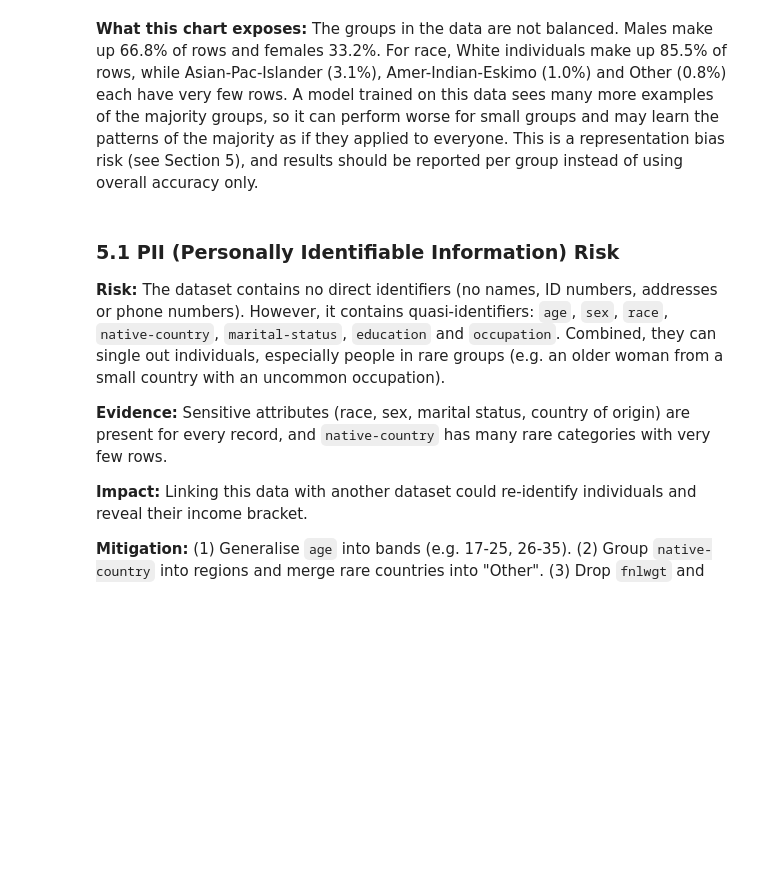
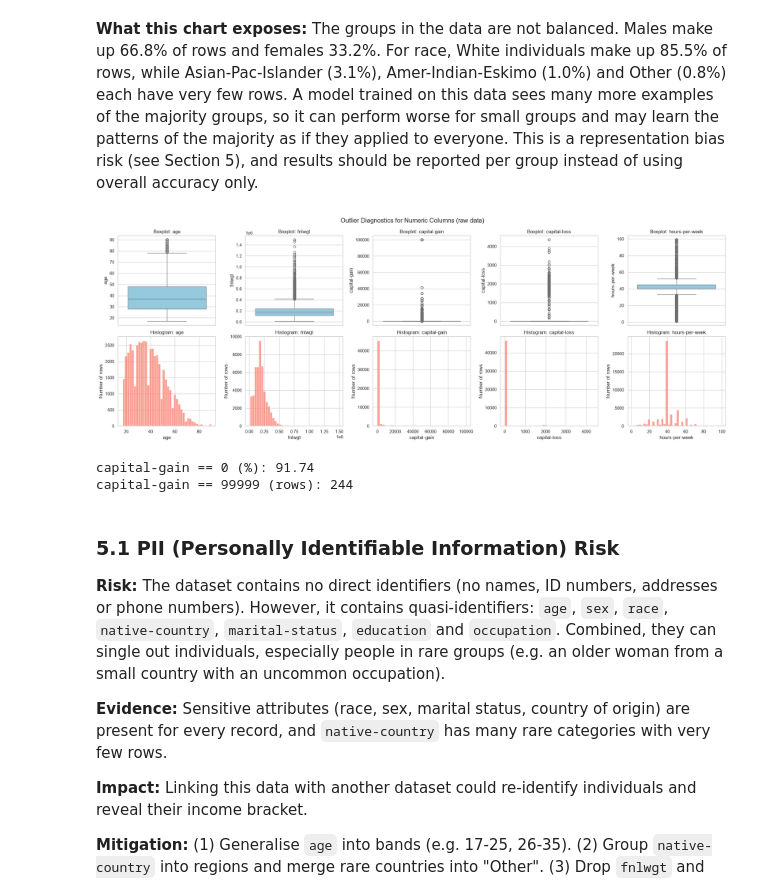
Before and after one commit to a209604-source/adult-census-profiling, a Jupyter notebook: adult_data_profiling.ipynb, the cells around one changed output. Drawn from its saved outputs; the diff is of its cells as text; code cells hidden in the pictures; blank space fills up the shorter version.

Commit message:
Add Chart 3 outlier diagnostics

```diff
--- a/adult_data_profiling.ipynb
+++ b/adult_data_profiling.ipynb
@@ -464,6 +464,28 @@ plt.show()
 [figure]
 # %% [markdown]
 **What this chart exposes:** The groups in the data are not balanced. Males make up 66.8% of rows and females 33.2%. For race, White individuals make up 85.5% of rows, while Asian-Pac-Islander (3.1%), Amer-Indian-Eskimo (1.0%) and Other (0.8%) each have very few rows. A model trained on this data sees many more examples of the majority groups, so it can perform worse for small groups and may learn the patterns of the majority as if they applied to everyone. This is a representation bias risk (see Section 5), and results should be reported per group instead of using overall accuracy only.
+# %%
+num_raw = ["age", "fnlwgt", "capital-gain", "capital-loss", "hours-per-week"]
+
+fig, axes = plt.subplots(2, 5, figsize=(22, 8))
+for i, col in enumerate(num_raw):
+    sns.boxplot(y=df_raw[col], ax=axes[0, i], color="skyblue")
+    axes[0, i].set_title(f"Boxplot: {col}")
+    sns.histplot(df_raw[col], bins=40, ax=axes[1, i], color="salmon")
+    axes[1, i].set_title(f"Histogram: {col}")
+    axes[1, i].set_xlabel(col)
+    axes[1, i].set_ylabel("Number of rows")
+
+fig.suptitle("Outlier Diagnostics for Numeric Columns (raw data)", fontsize=16)
+plt.tight_layout()
+plt.show()
+
+print("capital-gain == 0 (%):", round((df_raw["capital-gain"] == 0).mean() * 100, 2))
+print("capital-gain == 99999 (rows):", int((df_raw["capital-gain"] == 99999).sum()))
+# %% [output]
+[figure, added]
+capital-gain == 0 (%): 91.74
+capital-gain == 99999 (rows): 244
 # %% [markdown]
 ### 5.1 PII (Personally Identifiable Information) Risk
 
```
